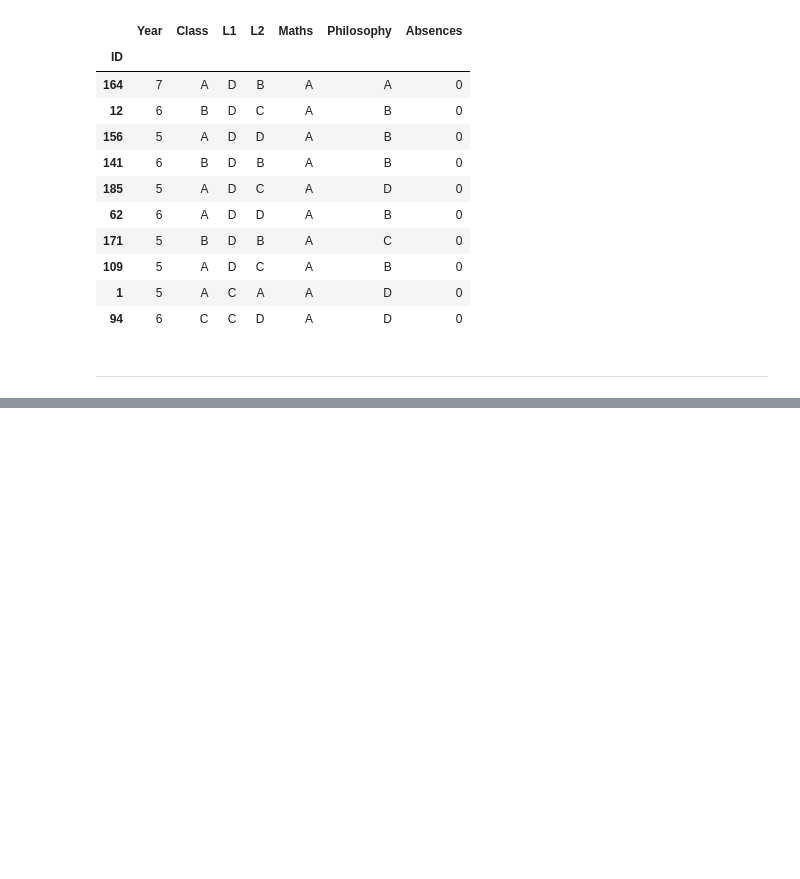
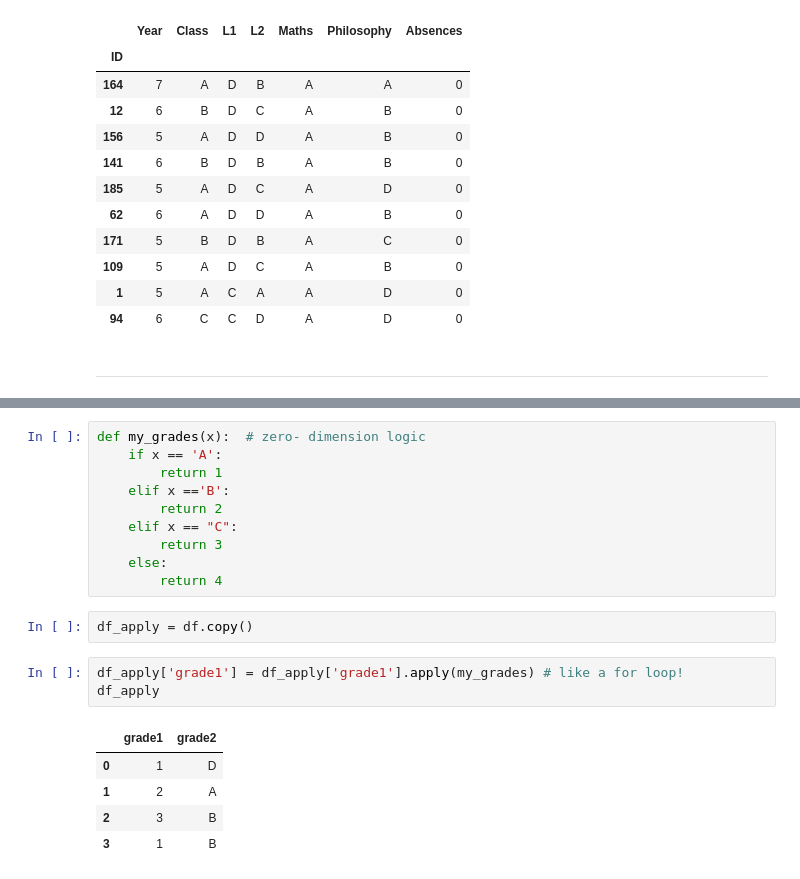
Before and after one commit to Pankaj-khator/pandas_challenge, a Jupyter notebook: pandas_challenge.ipynb, the cells around one changed output, grey strips where cells are left out. Saved outputs shown, nothing was run; the diff lists cells and outputs as text; blank space fills up the shorter version.

```diff
--- a/pandas_challenge.ipynb
+++ b/pandas_challenge.ipynb
@@ -376,0 +409,21 @@ math_a_students.head(10)
+# %%
+def my_grades(x):  # zero- dimension logic
+    if x == 'A':
+        return 1
+    elif x =='B':
+        return 2
+    elif x == "C":
+        return 3
+    else:
+        return 4
+# %%
+df_apply = df.copy()
+# %%
+df_apply['grade1'] = df_apply['grade1'].apply(my_grades) # like a for loop!
+df_apply
+# %% [output]
+|  | grade1 | grade2 |
+| 0 | 1 | D |
+| 1 | 2 | A |
+| 2 | 3 | B |
+| 3 | 1 | B |
```
Also changed, not shown: parts of 9 cells of this notebook.
